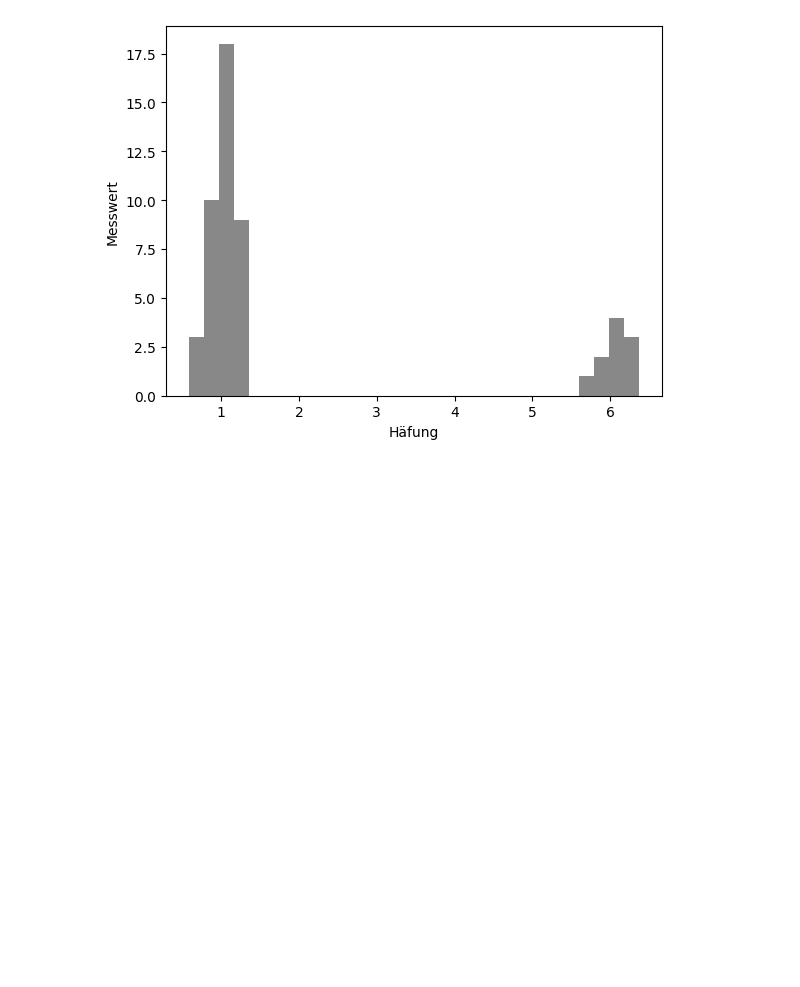
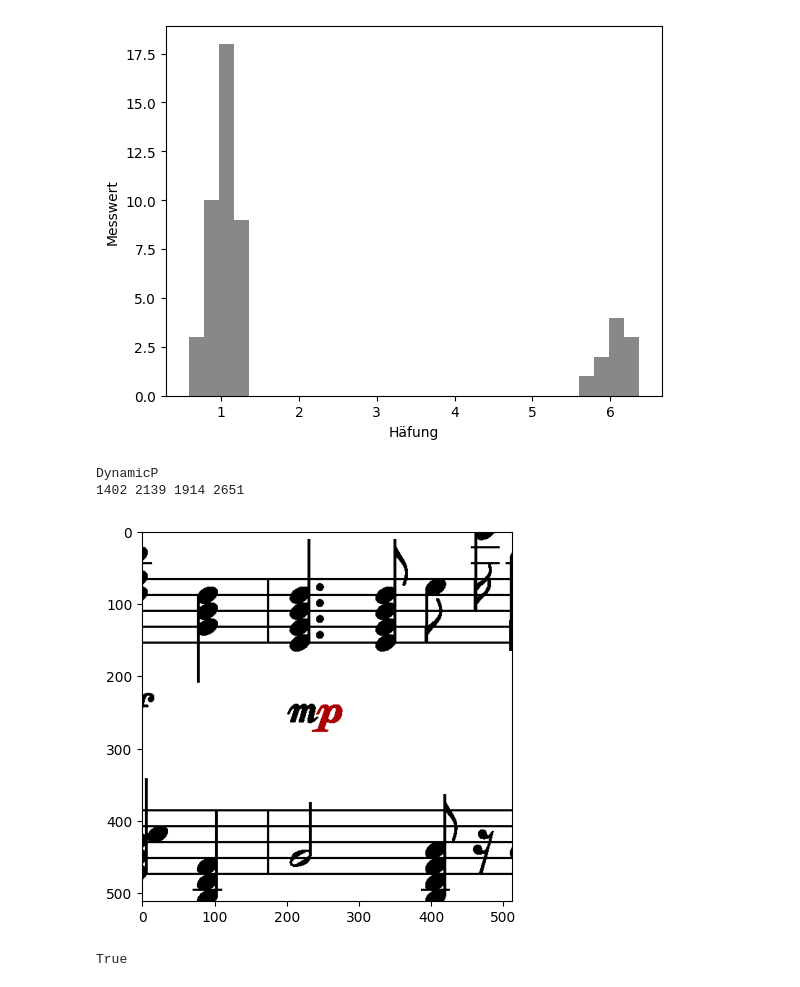
Before and after one commit to nudopnu/omr-unet, a Jupyter notebook: thesis-plots.ipynb, the cells around one changed output. Drawn from its saved outputs; the diff is of its cells as text; code cells hidden in the pictures; blank space fills up the shorter version.

Commit message:
Added plot

```diff
--- a/thesis-plots.ipynb
+++ b/thesis-plots.ipynb
@@ -282,3 +282,78 @@ plt.xlabel("Häfung")
 Text(0.5, 0, 'Häfung')
 [figure]
 [figure]
+# %%
+import os
+import random
+import cv2
+import numpy as np
+from utils.dataset import load_mask, load_bboxes, load_classIdxMap, load_stafflines
+import matplotlib.pyplot as plt
+import json
+from PIL import ImageColor
+
+DATASET_PATH = os.path.join("..", "..", "datasets", "generated")
+PNG_PATH = os.path.join(DATASET_PATH, "png")
+BBOX_PATH = os.path.join(DATASET_PATH, "bbox")
+OUT_DIR = os.path.join(DATASET_PATH, "aug")
+AUG_PATH = os.path.join(DATASET_PATH, "aug")
+
+with open(os.path.join(DATASET_PATH, "classlist.json")) as file:
+    classlist = json.load(file)
+    classmap = {c["id"]:c["class"] for c in classlist}
+    classmap_inv = {c["class"]:c["id"] for c in classlist}
+
+idx = 3
+sample_idx = f"{idx:03d}"
+aug = "ideal"
+
+# for each sample:
+orig_img_x = cv2.imread(os.path.join(AUG_PATH, aug, "x", f"{sample_idx}.png"))
+orig_img_y = cv2.imread(os.path.join(AUG_PATH, aug, "y", f"{sample_idx}.png"), cv2.IMREAD_GRAYSCALE)
+
+bboxes = load_bboxes(BBOX_PATH, sample_idx, img_shape=orig_img_x.shape)
+systems = {bbox["id"]: bbox for bbox in bboxes if bbox["type"]=="System"}
+unique_types = list(set([bbox["type"] for bbox in bboxes if bbox["type"] != "System"]))
+
+# get all bboxes of current type
+type = unique_types[41]
+tbs = [bbox for bbox in bboxes if bbox["type"] == type]
+print(type)
+
+# pick random bbox
+rand_idx = random.randint(0, len(tbs) - 1)
+bbox = tbs[rand_idx]
+cx = bbox["cx"]
+cy = bbox["cy"]
+w = bbox["width"]
+h = bbox["height"]
+
+# get frame centered around bbox center
+hsize = 256
+x0 = cx - hsize
+x1 = cx + hsize
+y0 = cy - hsize
+y1 = cy + hsize
+print(x0, y0, x1, y1)
+if (x0 < 0):
+    x1 -= x0
+    x0 = 0
+if (y0 < 0):
+    y1 -= y0
+    y0 = 0
+
+vis = 255 - orig_img_x
+vis[orig_img_y==classmap_inv[type]] = ImageColor.getcolor("#a90000", 'RGB')
+vis = vis[y0:y1, x0:x1]
+
+plt.imshow(vis)
+# plt.imshow(img_y==8)
+os.makedirs("plots/samples", exist_ok=True)
+# %% [output]
+DynamicP
+1402 2139 1914 2651
+[figure, added]
+# %%
+cv2.imwrite(f"plots/samples/{classmap_inv[type]}_{type}.png", cv2.cvtColor(vis, cv2.COLOR_BGR2RGB))
+# %% [output]
+True
```
Also changed, not shown: parts of 5 cells of this notebook.
